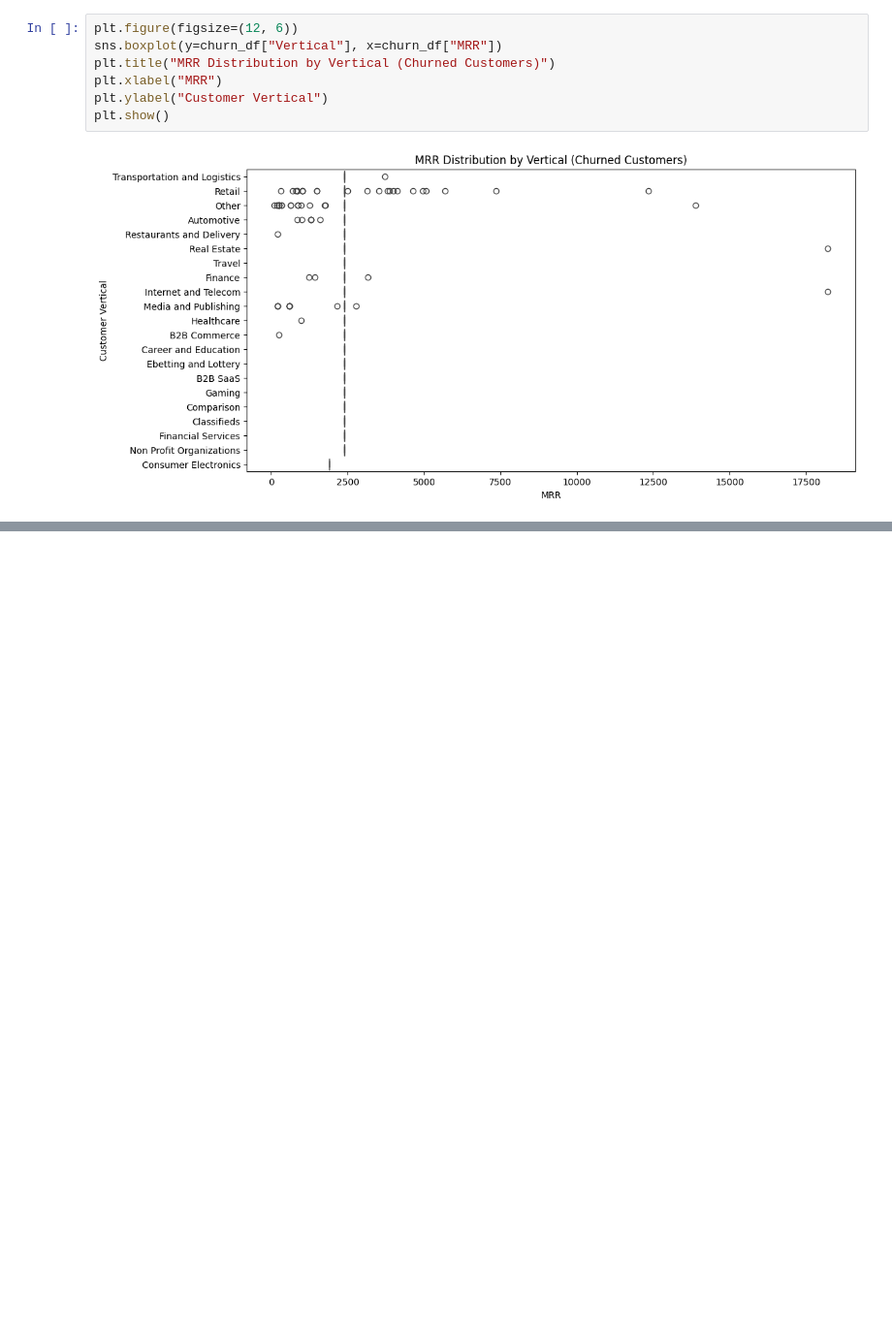
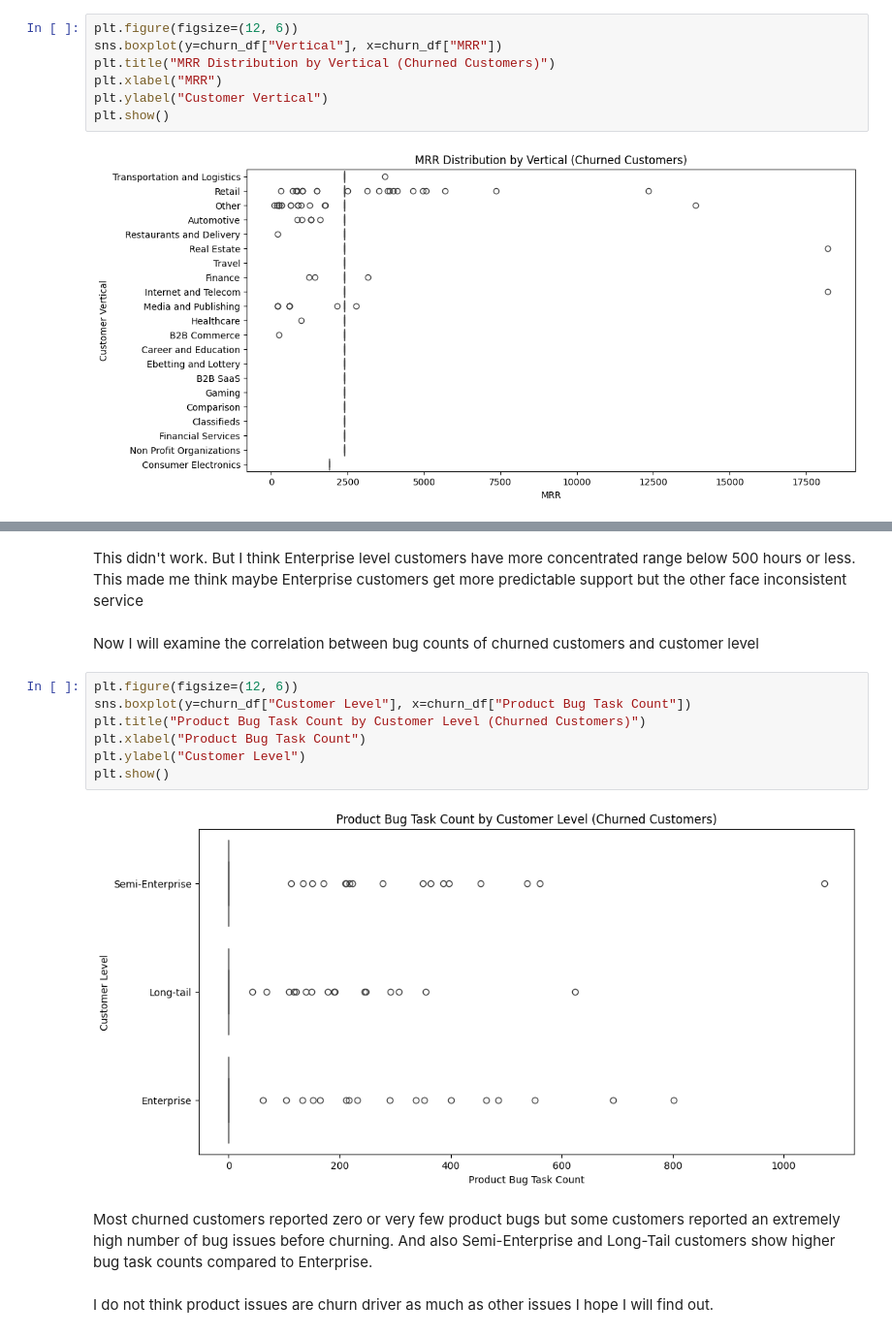
Before and after one commit to yahocan/hacettepeaidatathon2024, a Jupyter notebook: datathon.ipynb, the cells around one changed output, grey strips where cells are left out. Shown at 97% size. Drawn from its saved outputs; the diff is of its cells as text; blank space fills up the shorter version.

```diff
--- a/datathon.ipynb
+++ b/datathon.ipynb
@@ -425,0 +448,17 @@ plt.show()
+# %% [markdown]
+This didn't work. But I think Enterprise level customers have more concentrated range below 500 hours or less. This made me think maybe Enterprise customers get more predictable support but the other face inconsistent service
+# %% [markdown]
+Now I will examine the correlation between bug counts of churned customers and customer level
+# %%
+plt.figure(figsize=(12, 6))
+sns.boxplot(y=churn_df["Customer Level"], x=churn_df["Product Bug Task Count"])
+plt.title("Product Bug Task Count by Customer Level (Churned Customers)")
+plt.xlabel("Product Bug Task Count")
+plt.ylabel("Customer Level")
+plt.show()
+# %% [output]
+[figure, added]
+# %% [markdown]
+Most churned customers reported zero or very few product bugs but some customers reported an extremely high number of bug issues before churning. And also Semi-Enterprise and Long-Tail customers show higher bug task counts compared to Enterprise.
+# %% [markdown]
+I do not think product issues are churn driver as much as other issues I hope I will find out.
```
Also changed, not shown: parts of 5 cells of this notebook, 1 other file.
